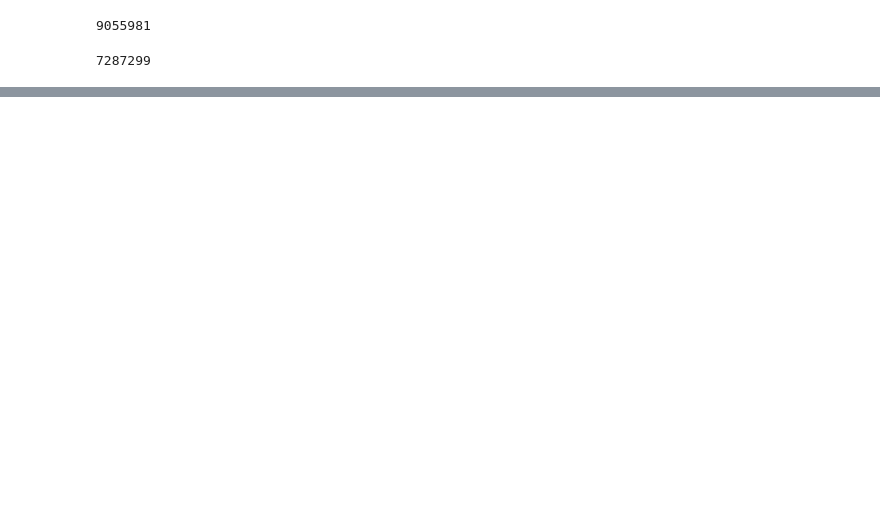
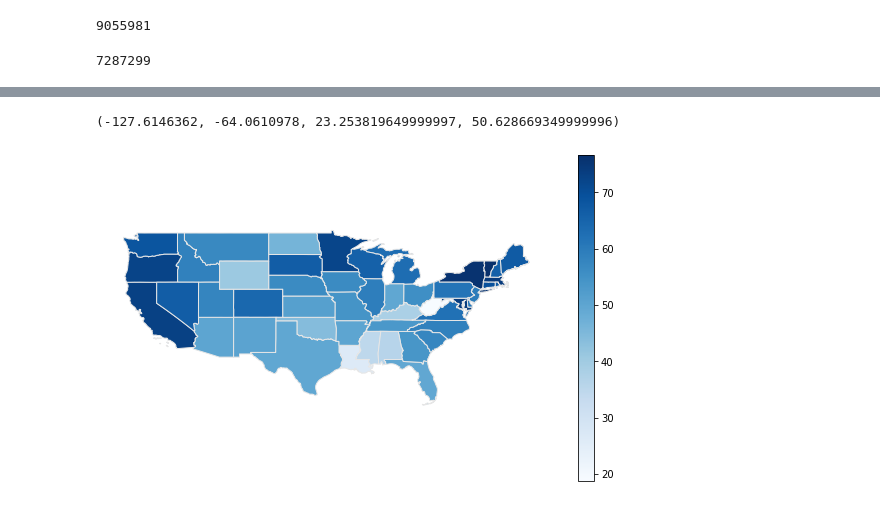
Before and after one commit to epfl-ada/ada-2021-project-ada-venturers, a Jupyter notebook: projet.ipynb, the cells around one changed output, grey strips where cells are left out. Saved outputs shown, nothing was run; the diff lists cells and outputs as text; code cells hidden in the pictures; blank space fills up the shorter version.

```diff
--- a/projet.ipynb
+++ b/projet.ipynb
@@ -121,0 +322,7 @@ QID.loc[QID.index.intersection(B_party)]
+# %%
+fig, ax = plt.subplots(1, figsize=(10,6))
+states_scores.plot(column='score', cmap='Blues', linewidth=1, ax=ax, edgecolor='0.9', legend = True)
+ax.axis('off')
+# %% [output]
+(-127.6146362, -64.0610978, 23.253819649999997, 50.628669349999996)
+[figure, added]
```
Also changed, not shown: parts of 30 cells of this notebook.
